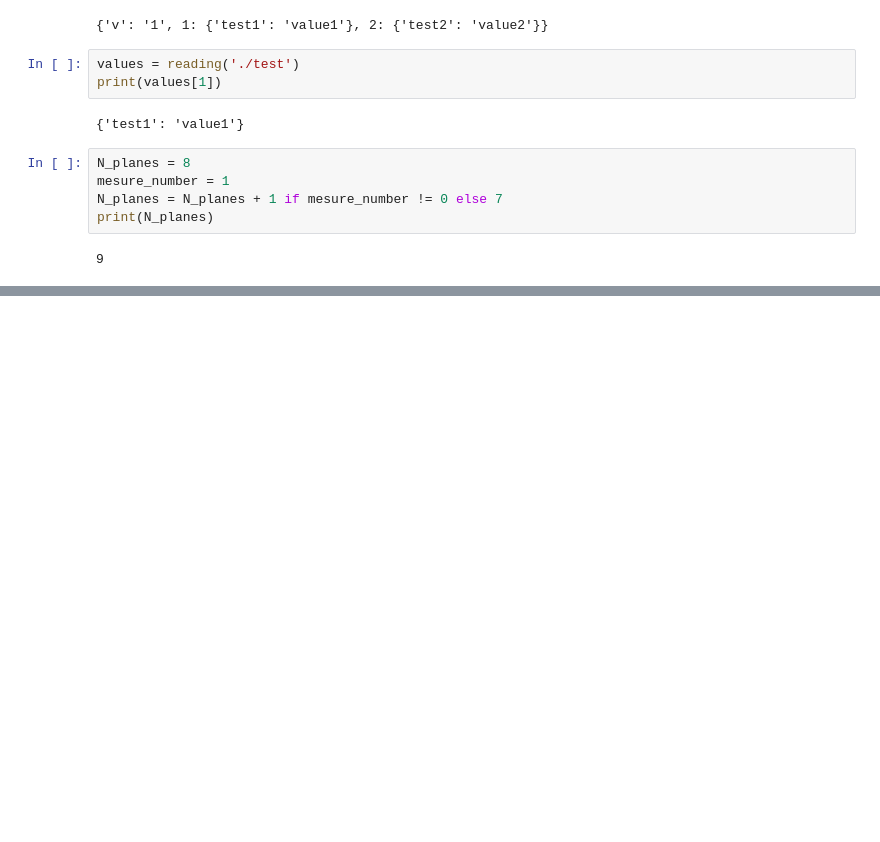
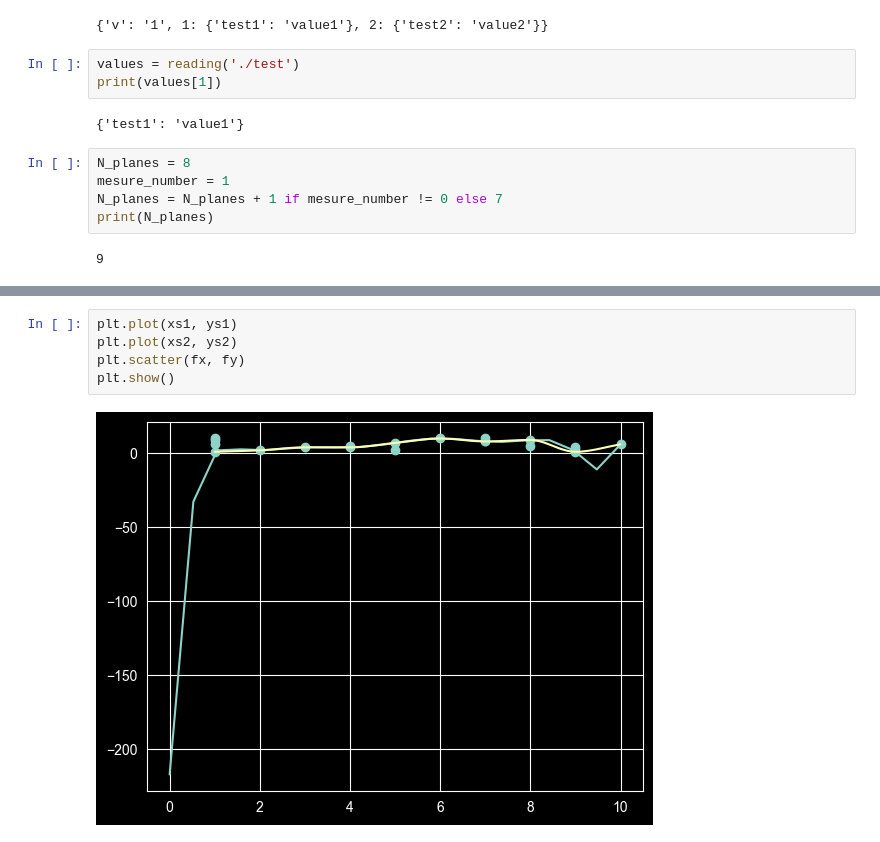
Before and after one commit to TheodoreDev/TIPE, a Jupyter notebook: .code/test-file/function_testing.ipynb, the cells around one changed output, grey strips where cells are left out. Cells and saved outputs as stored; diff of their text form; blank space fills up the shorter version.

```diff
--- a/.code/test-file/function_testing.ipynb
+++ b/.code/test-file/function_testing.ipynb
@@ -67,0 +162,7 @@ writing(f"../v2/simu-saves/simu_score_Nplanes_Nperplane_h_v7.1.ted", values)
+# %%
+plt.plot(xs1, ys1)
+plt.plot(xs2, ys2)
+plt.scatter(fx, fy)
+plt.show()
+# %% [output]
+[figure, added]
```
Also changed, not shown: parts of 4 cells of this notebook, 5 other files.
